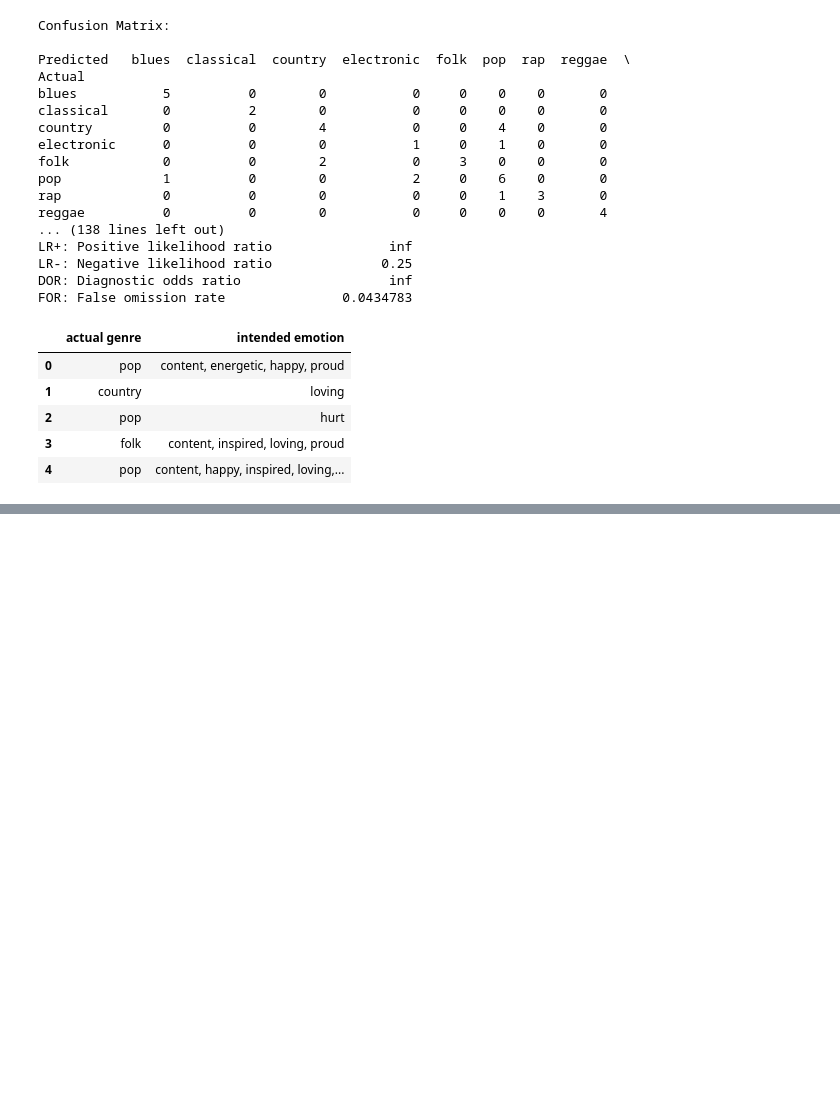
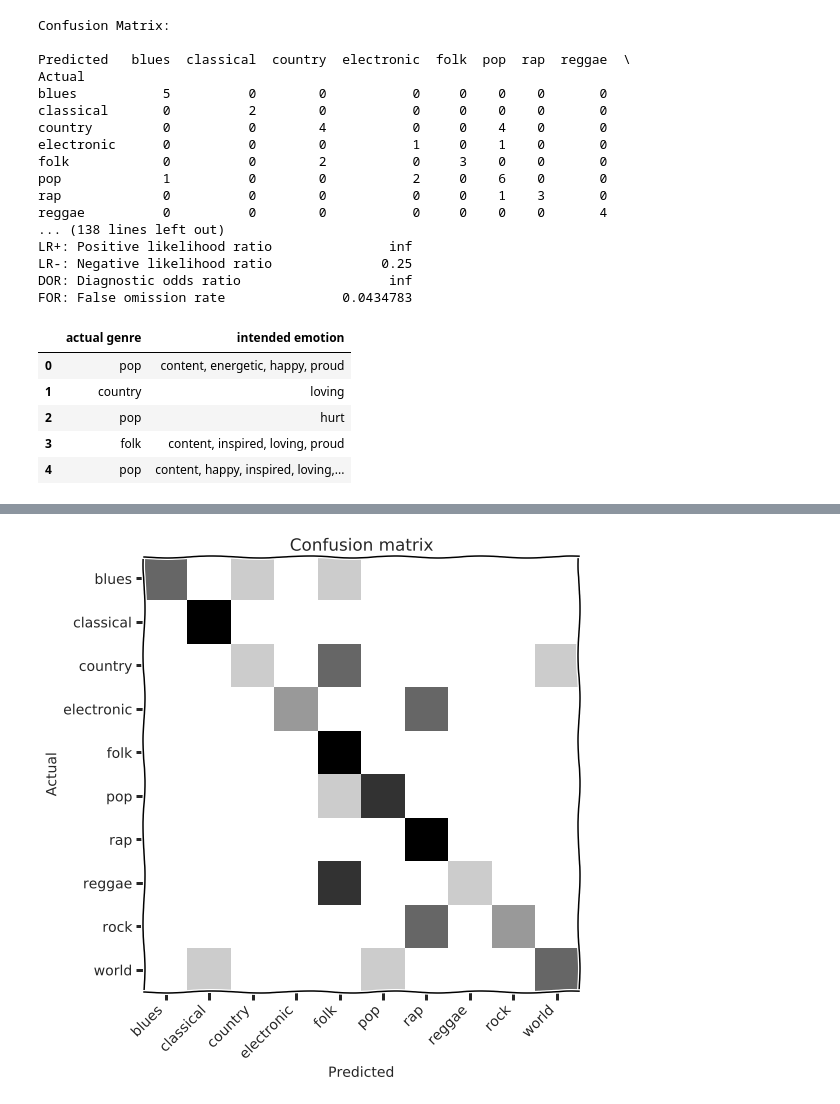
Before and after one commit to logasja/genre-classifier, a Jupyter notebook: Analysis.ipynb, the cells around one changed output, grey strips where cells are left out. Drawn from its saved outputs; the diff is of its cells as text; code cells hidden in the pictures; blank space fills up the shorter version.

```diff
--- a/Analysis.ipynb
+++ b/Analysis.ipynb
@@ -282,0 +298,7 @@ for genre in genres:
+# %%
+from tests import ModelAccuracyTest
+mat = ModelAccuracyTest()
+mat.setUp()
+mat.confusion_matrix()
+# %% [output]
+[figure, added]
```
Also changed, not shown: parts of 7 cells of this notebook, 4 other files.
